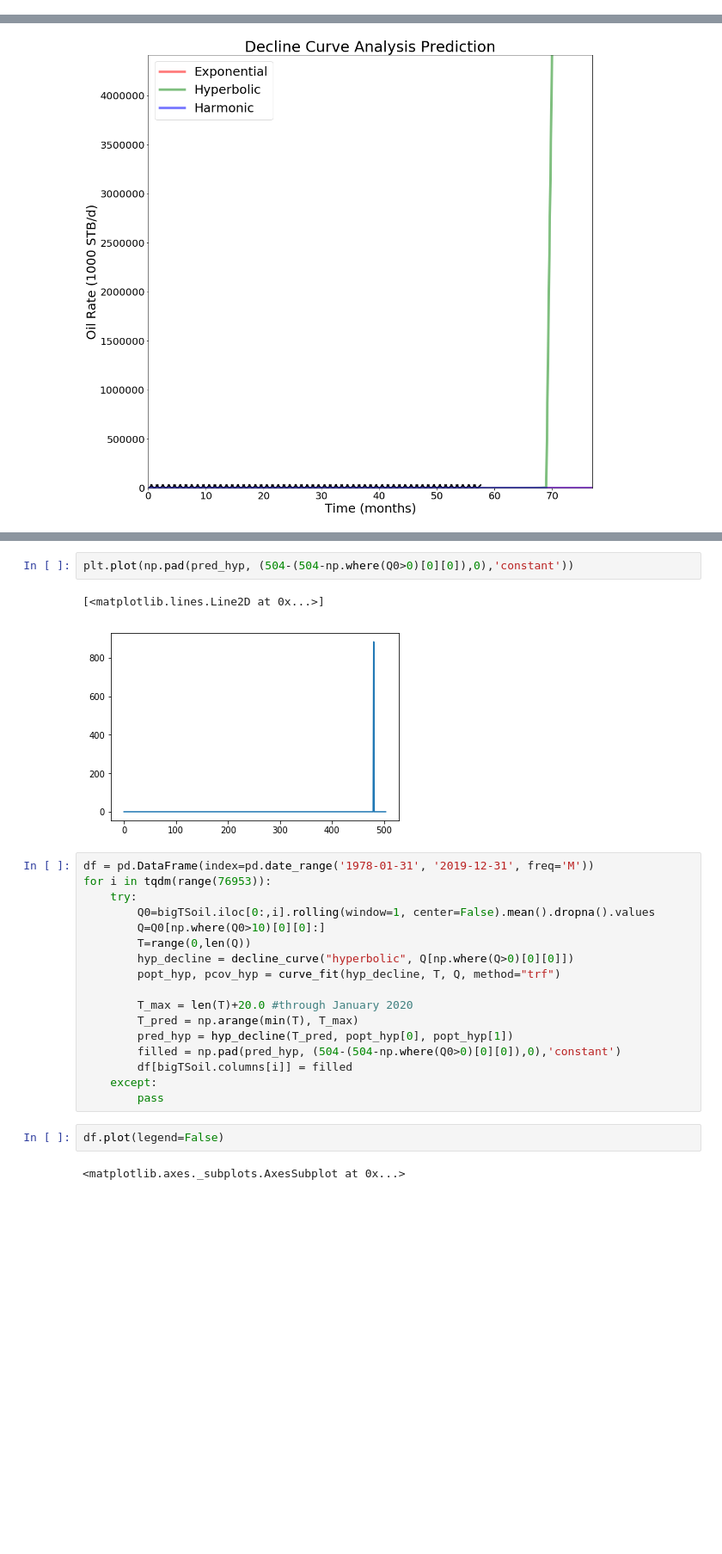
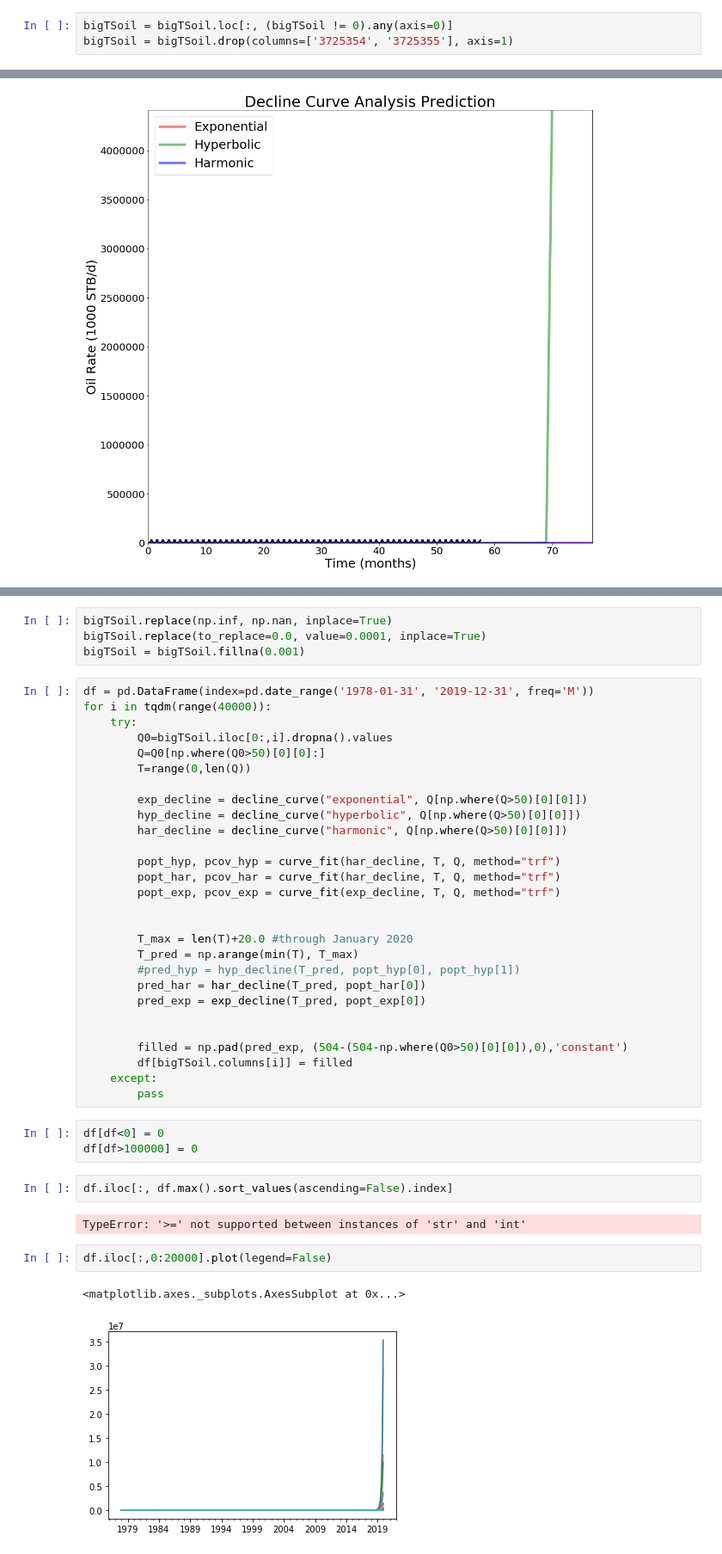
Before and after one commit to jessepisel/stratal-geometries, a Jupyter notebook: declinecurveanalysis.ipynb, the cells around one changed output, grey strips where cells are left out. Shown at 86% size. Cells and saved outputs as stored; diff of their text form; blank space fills up the shorter version.

Commit message:
restarted after issues this morning
rebuilt it from the last push yesterday. added visuals and am dealing with the hyperbolic decline that refuses to work

```diff
--- a/declinecurveanalysis.ipynb
+++ b/declinecurveanalysis.ipynb
@@ -33,3 +19,6 @@ bigTSoil.columns[0]
+# %%
+bigTSoil = bigTSoil.loc[:, (bigTSoil != 0).any(axis=0)]
+bigTSoil = bigTSoil.drop(columns=['3725354', '3725355'], axis=1)
 # %%
 Q0=bigTSoil['3729093'].rolling(window=1, center=False).mean().dropna().values
 Q=Q0[np.where(Q0>1)[0][0]:]
@@ -157,26 +133,44 @@ array([ 0.,  1.,  2.,  3.,  4.,  5.,  6.,  7.,  8.,  9., 10., 11., 12.,
-# %%
-plt.plot(np.pad(pred_hyp, (504-(504-np.where(Q0>0)[0][0]),0),'constant'))
-# %% [output]
-[<matplotlib.lines.Line2D at 0x...>]
-[figure, removed]
+# %%
+bigTSoil.replace(np.inf, np.nan, inplace=True)
+bigTSoil.replace(to_replace=0.0, value=0.0001, inplace=True)
+bigTSoil = bigTSoil.fillna(0.001)
 # %%
 df = pd.DataFrame(index=pd.date_range('1978-01-31', '2019-12-31', freq='M'))
-for i in tqdm(range(76953)):
+for i in tqdm(range(40000)):
     try:
-        Q0=bigTSoil.iloc[0:,i].rolling(window=1, center=False).mean().dropna().values
-        Q=Q0[np.where(Q0>10)[0][0]:]
+        Q0=bigTSoil.iloc[0:,i].dropna().values
+        Q=Q0[np.where(Q0>50)[0][0]:]
         T=range(0,len(Q))
-        hyp_decline = decline_curve("hyperbolic", Q[np.where(Q>0)[0][0]])
-        popt_hyp, pcov_hyp = curve_fit(hyp_decline, T, Q, method="trf")
+
+        exp_decline = decline_curve("exponential", Q[np.where(Q>50)[0][0]])
+        hyp_decline = decline_curve("hyperbolic", Q[np.where(Q>50)[0][0]])
+        har_decline = decline_curve("harmonic", Q[np.where(Q>50)[0][0]])
+
+        popt_hyp, pcov_hyp = curve_fit(har_decline, T, Q, method="trf")
+        popt_har, pcov_har = curve_fit(har_decline, T, Q, method="trf")
+        popt_exp, pcov_exp = curve_fit(exp_decline, T, Q, method="trf")
+
 
         T_max = len(T)+20.0 #through January 2020
         T_pred = np.arange(min(T), T_max)
-        pred_hyp = hyp_decline(T_pred, popt_hyp[0], popt_hyp[1])
-        filled = np.pad(pred_hyp, (504-(504-np.where(Q0>0)[0][0]),0),'constant')
+        #pred_hyp = hyp_decline(T_pred, popt_hyp[0], popt_hyp[1])
+        pred_har = har_decline(T_pred, popt_har[0])
+        pred_exp = exp_decline(T_pred, popt_exp[0])
+
+
+        filled = np.pad(pred_exp, (504-(504-np.where(Q0>50)[0][0]),0),'constant')
         df[bigTSoil.columns[i]] = filled
     except:
         pass
+# %%
+df[df<0] = 0
+df[df>100000] = 0
+# %%
+df.iloc[:, df.max().sort_values(ascending=False).index]
+# %% [output]
+TypeError: '>=' not supported between instances of 'str' and 'int'
 # %%
-df.plot(legend=False)
+df.iloc[:,0:20000].plot(legend=False)
 # %% [output]
 <matplotlib.axes._subplots.AxesSubplot at 0x...>
+[figure, added]
```
Also changed, not shown: parts of 11 cells of this notebook.
